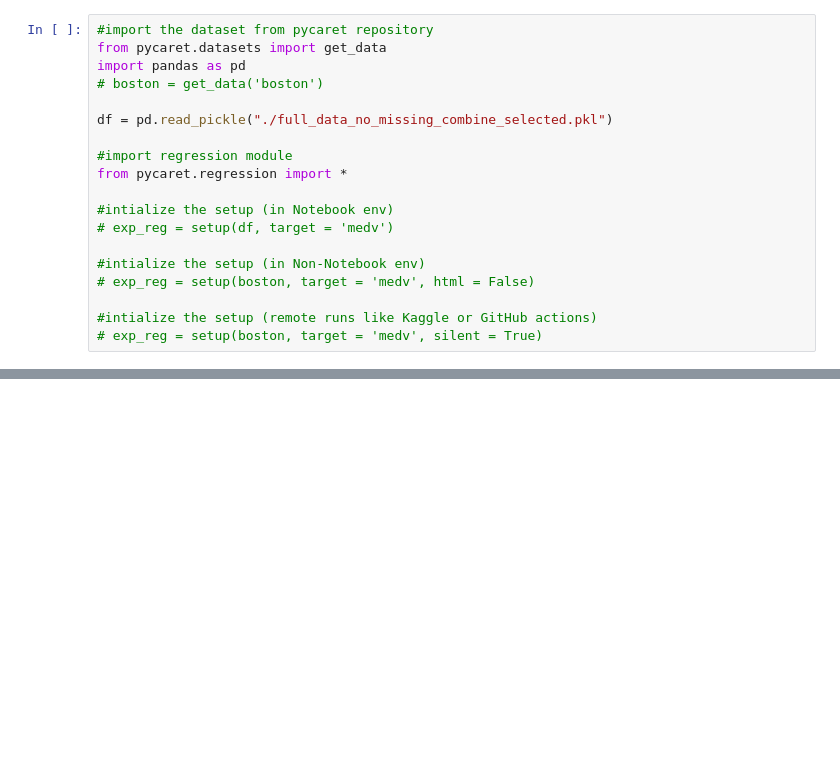
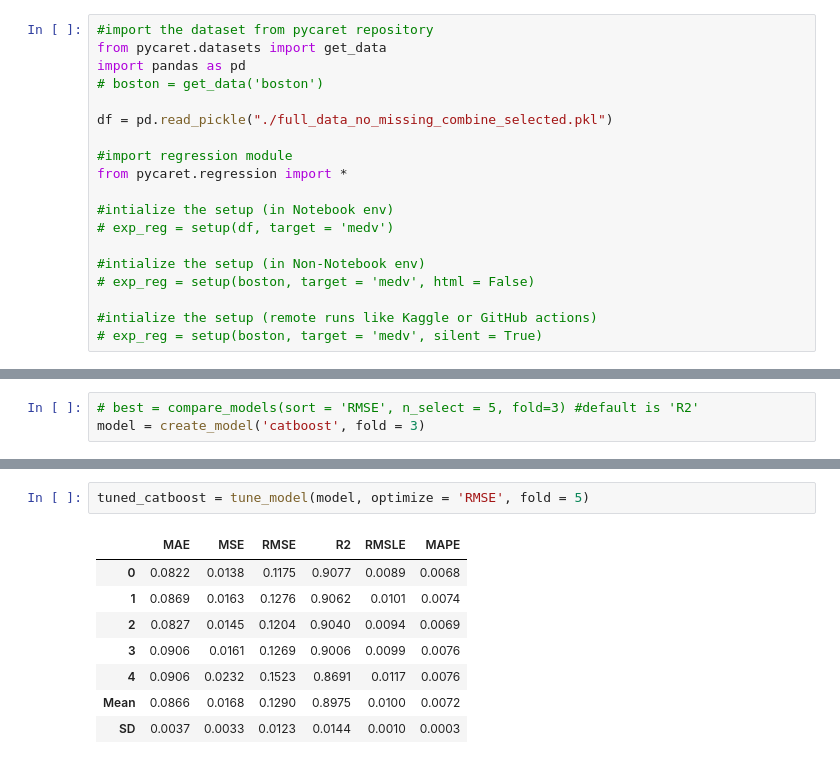
Before and after one commit to ckdanny/kaggle-competition, a Jupyter notebook: house-price-prediction/modeling2.ipynb, the cells around one changed output, grey strips where cells are left out. Saved outputs shown, nothing was run; the diff lists cells and outputs as text; blank space fills up the shorter version.

```diff
--- a/house-price-prediction/modeling2.ipynb
+++ b/house-price-prediction/modeling2.ipynb
@@ -240,0 +140,3 @@ prediction.to_csv('submission_v3.csv', index=False)
+# %%
+# best = compare_models(sort = 'RMSE', n_select = 5, fold=3) #default is 'R2'
+model = create_model('catboost', fold = 3)
@@ -240,0 +150,11 @@ prediction.to_csv('submission_v3.csv', index=False)
+# %%
+tuned_catboost = tune_model(model, optimize = 'RMSE', fold = 5)
+# %% [output]
+|  | MAE | MSE | RMSE | R2 | RMSLE | MAPE |
+| 0 | 0.0822 | 0.0138 | 0.1175 | 0.9077 | 0.0089 | 0.0068 |
+| 1 | 0.0869 | 0.0163 | 0.1276 | 0.9062 | 0.0101 | 0.0074 |
+| 2 | 0.0827 | 0.0145 | 0.1204 | 0.9040 | 0.0094 | 0.0069 |
+| 3 | 0.0906 | 0.0161 | 0.1269 | 0.9006 | 0.0099 | 0.0076 |
+| 4 | 0.0906 | 0.0232 | 0.1523 | 0.8691 | 0.0117 | 0.0076 |
+| Mean | 0.0866 | 0.0168 | 0.1290 | 0.8975 | 0.0100 | 0.0072 |
+| SD | 0.0037 | 0.0033 | 0.0123 | 0.0144 | 0.0010 | 0.0003 |
```
Also changed, not shown: parts of 10 cells of this notebook, 5 other files.
